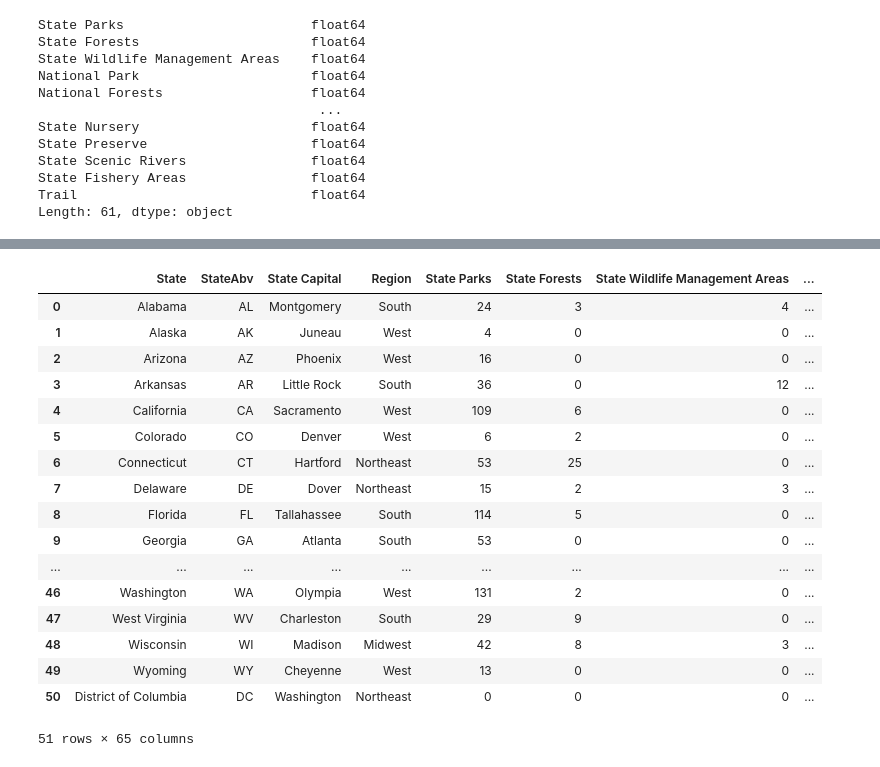
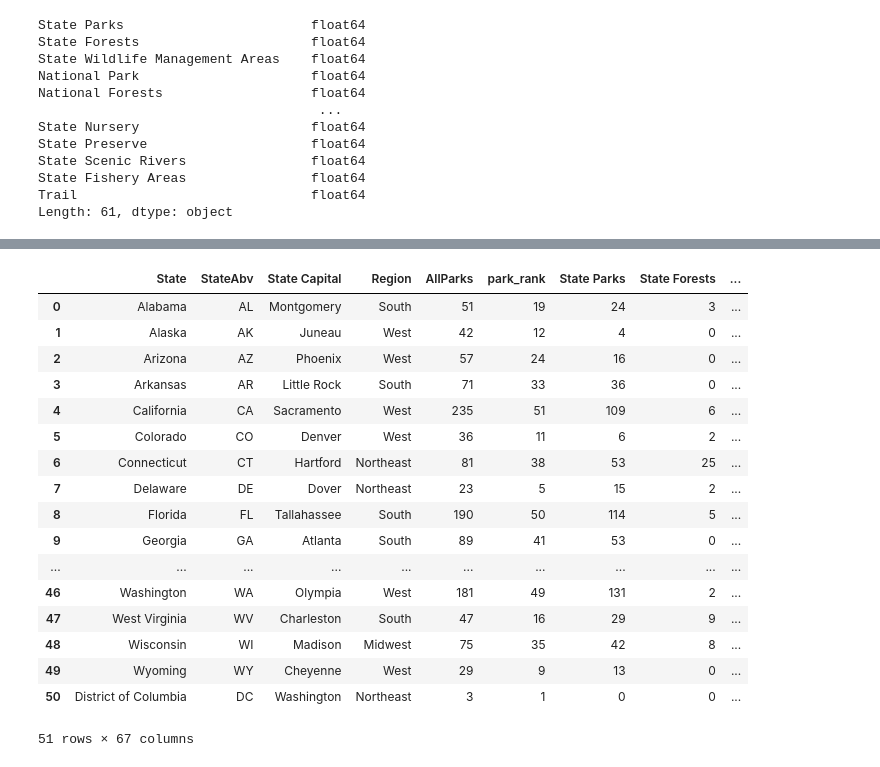
Before and after one commit to ClareSpecht/Project3, a Jupyter notebook: geojson/notebooks/all_parks_loop_to_json_for_merge.ipynb, the cells around one changed output, grey strips where cells are left out. Drawn from its saved outputs; the diff is of its cells as text; code cells hidden in the pictures.

```diff
--- a/geojson/notebooks/all_parks_loop_to_json_for_merge.ipynb
+++ b/geojson/notebooks/all_parks_loop_to_json_for_merge.ipynb
@@ -94,3 +94,4 @@ df = df.fillna(0)
 df = df.astype(int, errors='ignore')
 # %%
 df
+df["AllParks"]=  df.sum(axis=1)
@@ -115,0 +98,3 @@ df
+# %%
+df['park_rank'] = df['AllParks'].rank(method='max', na_option='bottom').astype(int)
+df
@@ -117,52 +121,52 @@ df
 #join statedata to park data
 park_dicts= df.join(states)
 #reorder columns to make state easier to find in json
 park_dicts = park_dicts[['State',
-       'StateAbv', 'State Capital', 'Region','State Parks', 'State Forests', 'State Wildlife Management Areas',
+       'StateAbv', 'State Capital', 'Region','AllParks','park_rank','State Parks', 'State Forests', 'State Wildlife Management Areas',
        'National Park', 'National Forests', 'National Historic Sites',
        'National Historic Park', 'National Monuments',
        'National Wildlife Refuges', 'National Parks',
        'National Historic Parks', 'National Recreation Trail',
        'National Park and Preserves', 'State Recreation Area',
        'State Historic Site', 'State Fish Hatchery', 'State Wildlife Area',
        'National Memorial', 'National Historic Site', 'National Wildlife Area',
        'National Recreation Area', 'National Recreation Trails',
        'Metro and City Parks', 'State Forest', 'State Fish Hatcherys',
        'State Natural Area', 'State Recreation Areas',
        'State Historic Sites', 'State Nature Preserve', 'State Reserves',
        'State Wildlife Areas', 'National Recreation Areas',
        'National Seashore', 'National Park and Preserve',
        'National Historic Landmark', 'National Monument', 'State Memorial',
        'State Preserves', 'National Memorials',
        'State Wildlife Management Area', 'State Wildlife Refuge',
        'Army Corps of Engineerss', 'Metro and City Parkss',
        'State Memorials', 'State Natural Areas', 'National Forest',
        'State Fishing Area', 'National Wildlife Refuge', 'State Reserve',
        'State Airport', 'National Historic Landmarks',
        'National Wilderness Areas', 'National Natural Area',
        'National Seashores', 'Army Corps of Engineers',
        'State Nature Preserves', 'State Nursery', 'State Preserve',
        'State Scenic Rivers', 'State Fishery Areas', 'Trail']]
 park_dicts
 # %% [output]
-|  | State | StateAbv | State Capital | Region | State Parks | State Forests | State Wildlife Management Areas | ... |
-| 0 | Alabama | AL | Montgomery | South | 24 | 3 | 4 | ... |
-| 1 | Alaska | AK | Juneau | West | 4 | 0 | 0 | ... |
-| 2 | Arizona | AZ | Phoenix | West | 16 | 0 | 0 | ... |
-| 3 | Arkansas | AR | Little Rock | South | 36 | 0 | 12 | ... |
-| 4 | California | CA | Sacramento | West | 109 | 6 | 0 | ... |
-| 5 | Colorado | CO | Denver | West | 6 | 2 | 0 | ... |
-| 6 | Connecticut | CT | Hartford | Northeast | 53 | 25 | 0 | ... |
-| 7 | Delaware | DE | Dover | Northeast | 15 | 2 | 3 | ... |
-| 8 | Florida | FL | Tallahassee | South | 114 | 5 | 0 | ... |
-| 9 | Georgia | GA | Atlanta | South | 53 | 0 | 0 | ... |
-| ... | ... | ... | ... | ... | ... | ... | ... | ... |
-| 46 | Washington | WA | Olympia | West | 131 | 2 | 0 | ... |
-| 47 | West Virginia | WV | Charleston | South | 29 | 9 | 0 | ... |
-| 48 | Wisconsin | WI | Madison | Midwest | 42 | 8 | 3 | ... |
-| 49 | Wyoming | WY | Cheyenne | West | 13 | 0 | 0 | ... |
-| 50 | District of Columbia | DC | Washington | Northeast | 0 | 0 | 0 | ... |
+|  | State | StateAbv | State Capital | Region | AllParks | park_rank | State Parks | State Forests | ... |
+| 0 | Alabama | AL | Montgomery | South | 51 | 19 | 24 | 3 | ... |
+| 1 | Alaska | AK | Juneau | West | 42 | 12 | 4 | 0 | ... |
+| 2 | Arizona | AZ | Phoenix | West | 57 | 24 | 16 | 0 | ... |
+| 3 | Arkansas | AR | Little Rock | South | 71 | 33 | 36 | 0 | ... |
+| 4 | California | CA | Sacramento | West | 235 | 51 | 109 | 6 | ... |
+| 5 | Colorado | CO | Denver | West | 36 | 11 | 6 | 2 | ... |
+| 6 | Connecticut | CT | Hartford | Northeast | 81 | 38 | 53 | 25 | ... |
+| 7 | Delaware | DE | Dover | Northeast | 23 | 5 | 15 | 2 | ... |
+| 8 | Florida | FL | Tallahassee | South | 190 | 50 | 114 | 5 | ... |
+| 9 | Georgia | GA | Atlanta | South | 89 | 41 | 53 | 0 | ... |
+| ... | ... | ... | ... | ... | ... | ... | ... | ... | ... |
+| 46 | Washington | WA | Olympia | West | 181 | 49 | 131 | 2 | ... |
+| 47 | West Virginia | WV | Charleston | South | 47 | 16 | 29 | 9 | ... |
+| 48 | Wisconsin | WI | Madison | Midwest | 75 | 35 | 42 | 8 | ... |
+| 49 | Wyoming | WY | Cheyenne | West | 29 | 9 | 13 | 0 | ... |
+| 50 | District of Columbia | DC | Washington | Northeast | 3 | 1 | 0 | 0 | ... |
-51 rows × 65 columns
+51 rows × 67 columns
 # %%
 #have to sort the df by state name or the loop in json append does not work
 park_dict=park_dicts.sort_values('State')
```
Also changed, not shown: parts of 4 cells of this notebook, 21 other files.
